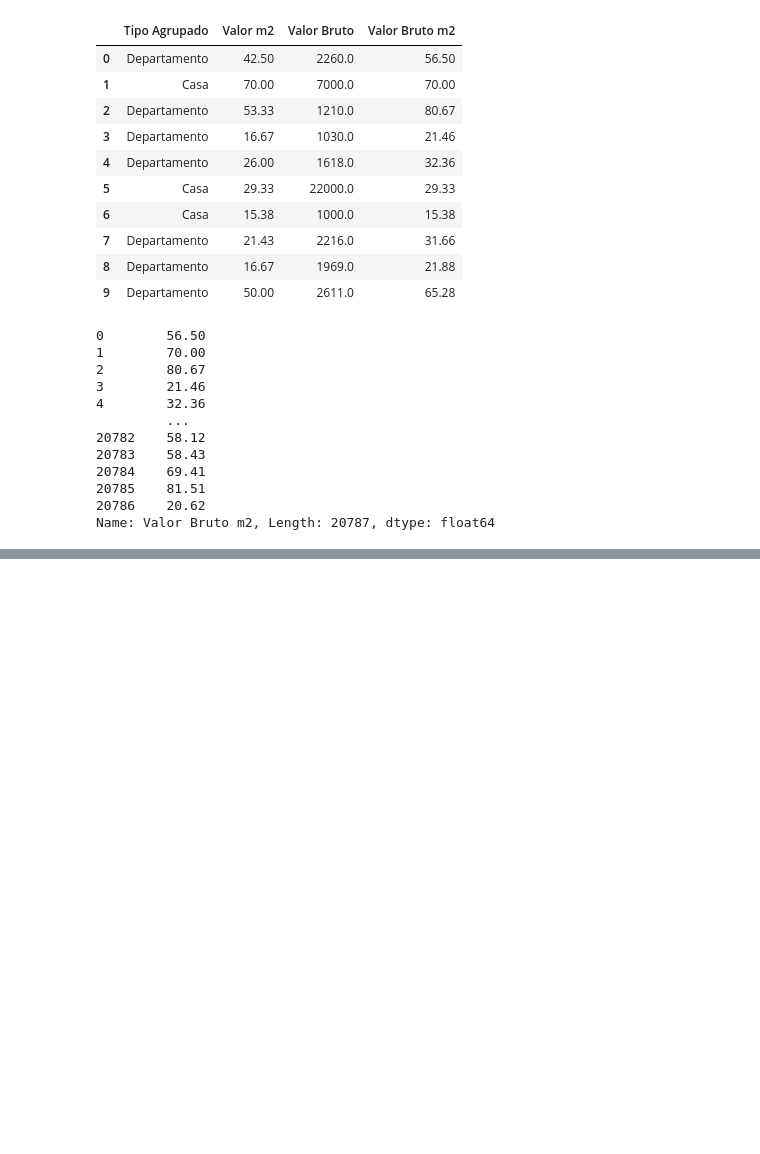
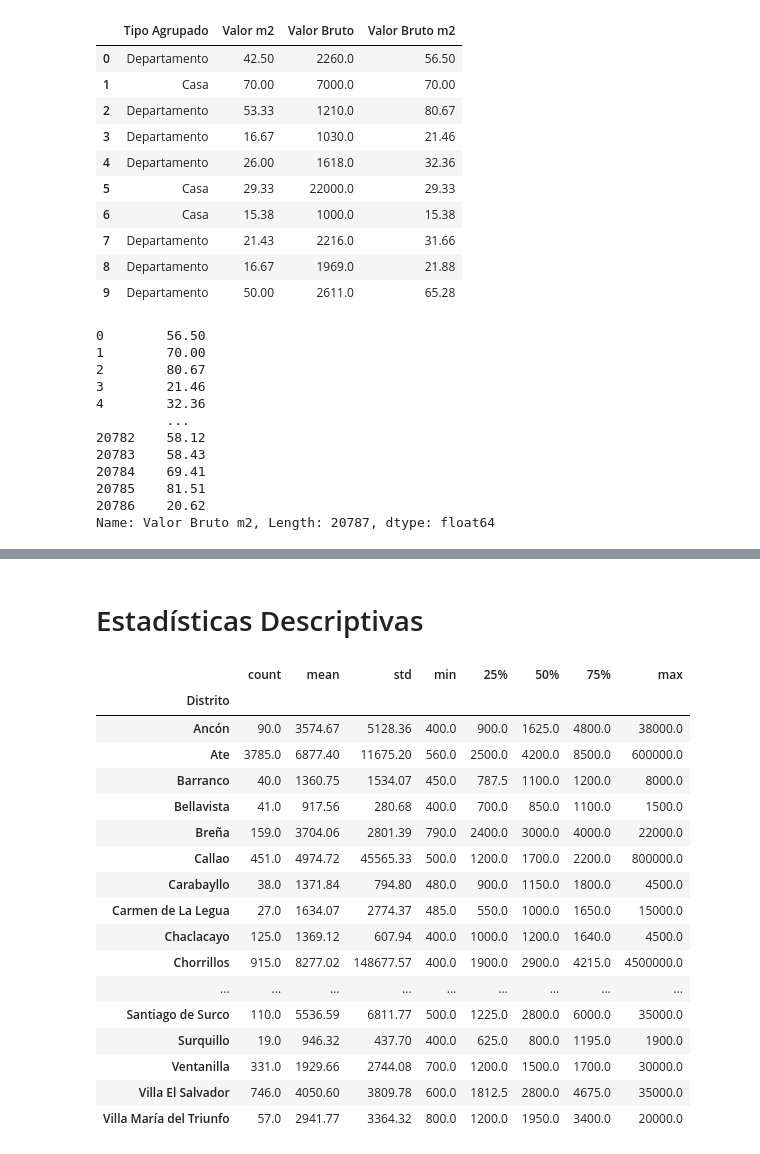
Before and after one commit to Tushima437/python, a Jupyter notebook: Python Pandas Tratamiento y análisis de datos.ipynb, the cells around one changed output, grey strips where cells are left out. Cells and saved outputs as stored; diff of their text form; code cells hidden in the pictures; blank space fills up the shorter version.

```diff
--- a/Python Pandas Tratamiento y análisis de datos.ipynb
+++ b/Python Pandas Tratamiento y análisis de datos.ipynb
@@ -1841,0 +2174,23 @@ datos.to_csv('alquiler_residencial.csv', sep = ';', index = False)
+# %% [markdown]
+# Estadísticas Descriptivas
+# %%
+grupo_barrio['Valor'].describe().round(2)
+# %% [output]
+|  | count | mean | std | min | 25% | 50% | 75% | max |
+| Distrito |  |  |  |  |  |  |  |  |
+| Ancón | 90.0 | 3574.67 | 5128.36 | 400.0 | 900.0 | 1625.0 | 4800.0 | 38000.0 |
+| Ate | 3785.0 | 6877.40 | 11675.20 | 560.0 | 2500.0 | 4200.0 | 8500.0 | 600000.0 |
+| Barranco | 40.0 | 1360.75 | 1534.07 | 450.0 | 787.5 | 1100.0 | 1200.0 | 8000.0 |
+| Bellavista | 41.0 | 917.56 | 280.68 | 400.0 | 700.0 | 850.0 | 1100.0 | 1500.0 |
+| Breña | 159.0 | 3704.06 | 2801.39 | 790.0 | 2400.0 | 3000.0 | 4000.0 | 22000.0 |
+| Callao | 451.0 | 4974.72 | 45565.33 | 500.0 | 1200.0 | 1700.0 | 2200.0 | 800000.0 |
+| Carabayllo | 38.0 | 1371.84 | 794.80 | 480.0 | 900.0 | 1150.0 | 1800.0 | 4500.0 |
+| Carmen de La Legua | 27.0 | 1634.07 | 2774.37 | 485.0 | 550.0 | 1000.0 | 1650.0 | 15000.0 |
+| Chaclacayo | 125.0 | 1369.12 | 607.94 | 400.0 | 1000.0 | 1200.0 | 1640.0 | 4500.0 |
+| Chorrillos | 915.0 | 8277.02 | 148677.57 | 400.0 | 1900.0 | 2900.0 | 4215.0 | 4500000.0 |
+| ... | ... | ... | ... | ... | ... | ... | ... | ... |
+| Santiago de Surco | 110.0 | 5536.59 | 6811.77 | 500.0 | 1225.0 | 2800.0 | 6000.0 | 35000.0 |
+| Surquillo | 19.0 | 946.32 | 437.70 | 400.0 | 625.0 | 800.0 | 1195.0 | 1900.0 |
+| Ventanilla | 331.0 | 1929.66 | 2744.08 | 700.0 | 1200.0 | 1500.0 | 1700.0 | 30000.0 |
+| Villa El Salvador | 746.0 | 4050.60 | 3809.78 | 600.0 | 1812.5 | 2800.0 | 4675.0 | 35000.0 |
+| Villa María del Triunfo | 57.0 | 2941.77 | 3364.32 | 800.0 | 1200.0 | 1950.0 | 3400.0 | 20000.0 |
```
Also changed, not shown: parts of 60 cells of this notebook.
